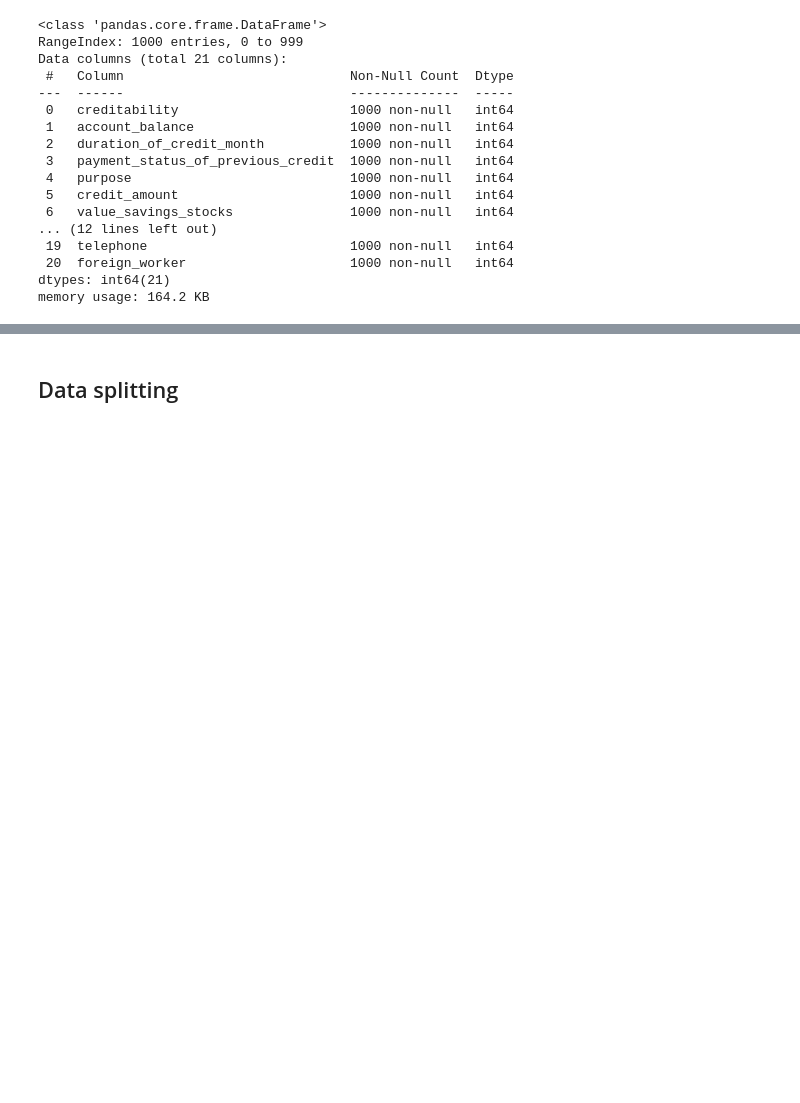
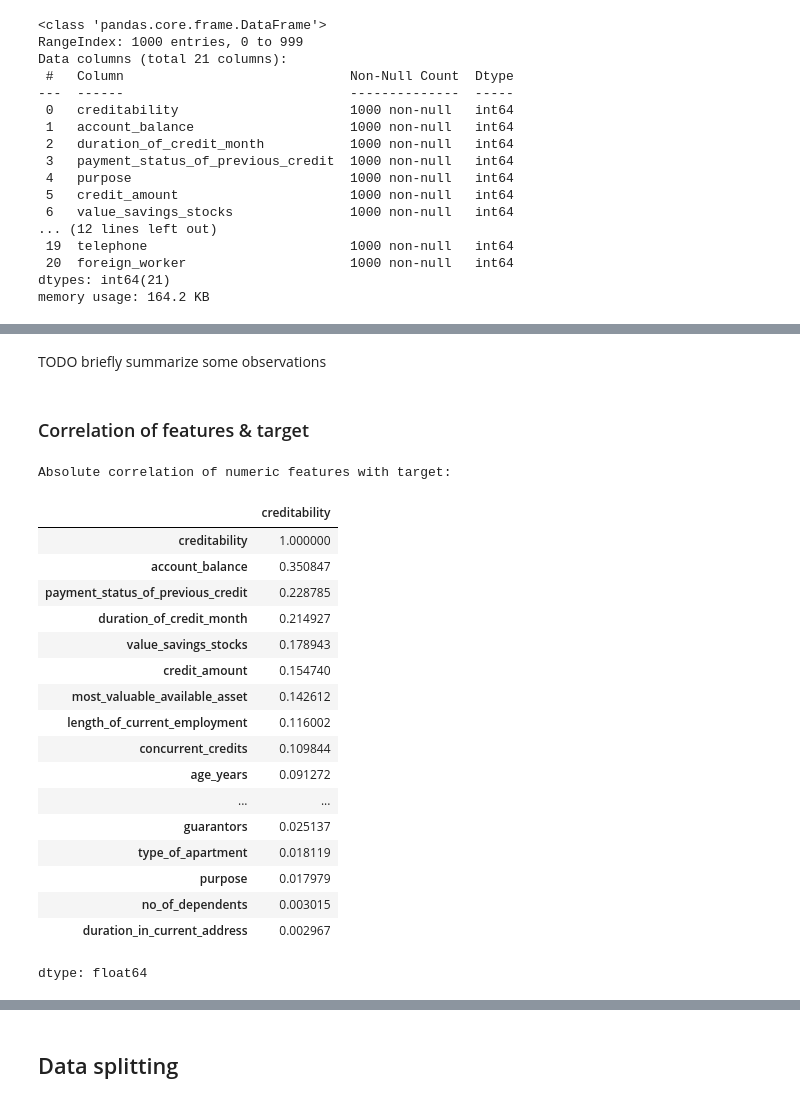
Before and after one commit to hertie-data-science-lab/tutorial-new-grp4, a Jupyter notebook: DEEPL_Tutorial_xAI.ipynb, the cells around one changed output, grey strips where cells are left out. Saved outputs shown, nothing was run; the diff lists cells and outputs as text; code cells hidden in the pictures; blank space fills up the shorter version.

```diff
--- a/DEEPL_Tutorial_xAI.ipynb
+++ b/DEEPL_Tutorial_xAI.ipynb
@@ -240,0 +310,27 @@ Key dataset characteristics:
+# %% [markdown]
+TODO briefly summarize some observations
+# %% [markdown]
+### Correlation of features & target
+# %%
+corr = df[num_cols].corr()[target_col].abs().sort_values(ascending=False)
+display(corr)
+# %% [output]
+Absolute correlation of numeric features with target:
+|  | creditability |
+| creditability | 1.000000 |
+| account_balance | 0.350847 |
+| payment_status_of_previous_credit | 0.228785 |
+| duration_of_credit_month | 0.214927 |
+| value_savings_stocks | 0.178943 |
+| credit_amount | 0.154740 |
+| most_valuable_available_asset | 0.142612 |
+| length_of_current_employment | 0.116002 |
+| concurrent_credits | 0.109844 |
+| age_years | 0.091272 |
+| ... | ... |
+| guarantors | 0.025137 |
+| type_of_apartment | 0.018119 |
+| purpose | 0.017979 |
+| no_of_dependents | 0.003015 |
+| duration_in_current_address | 0.002967 |
+dtype: float64
```
Also changed, not shown: parts of 10 cells of this notebook.
